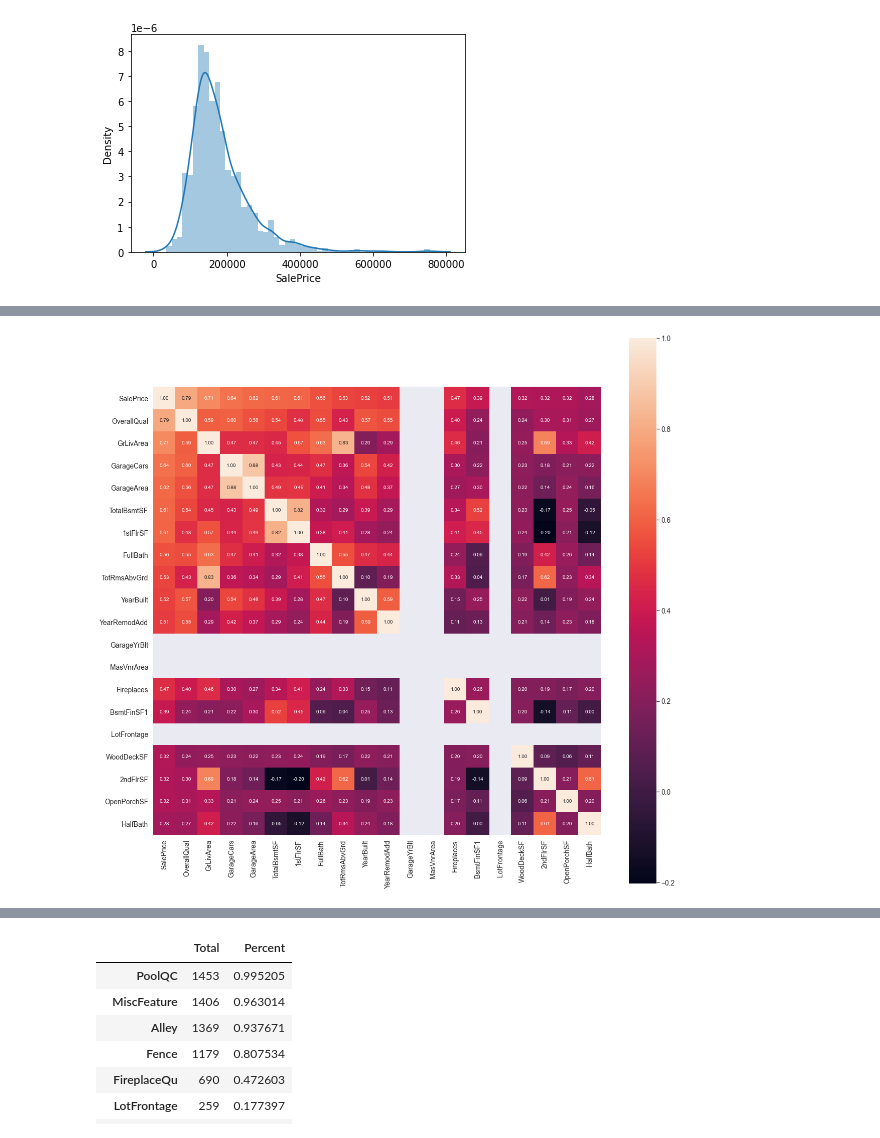
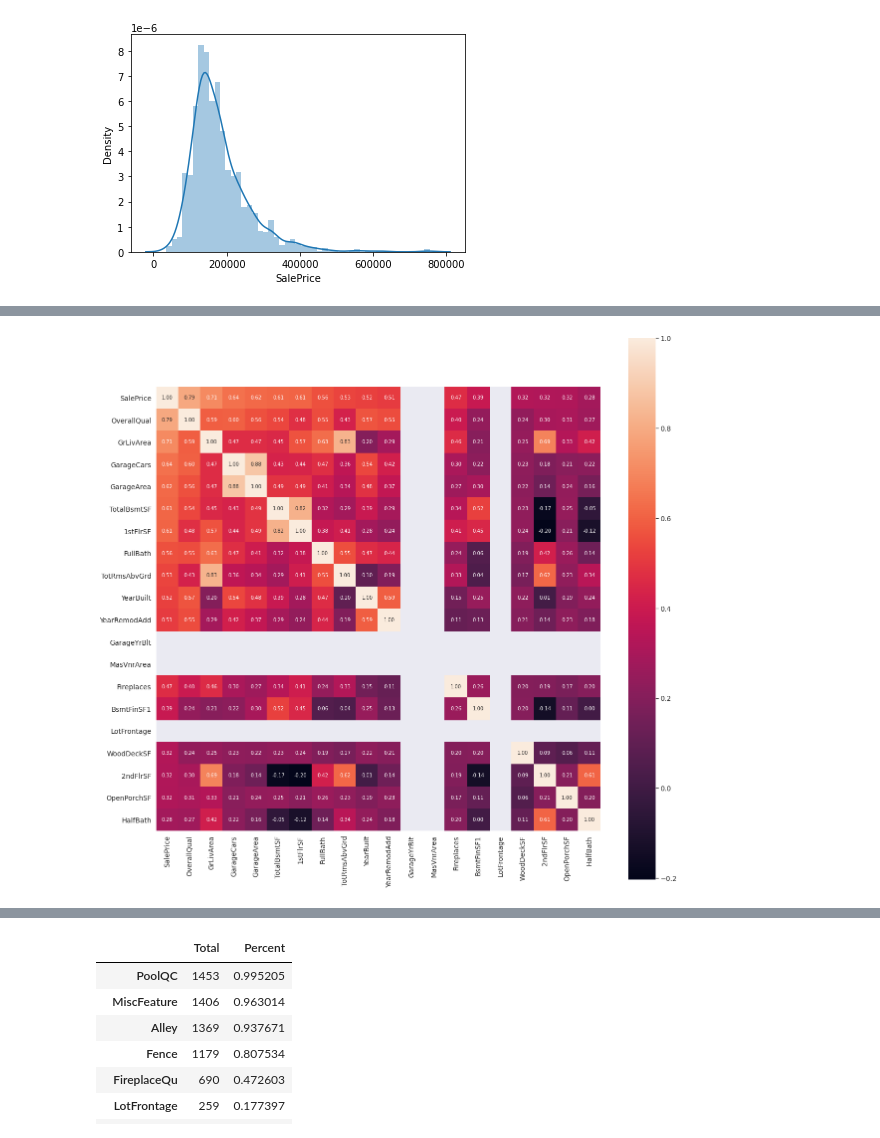
Before and after one commit to bhjo0930/kaggle_house_price, a Jupyter notebook: house-price-keras.ipynb, the cells around one changed output, grey strips where cells are left out. Cells and saved outputs as stored; diff of their text form; code cells hidden in the pictures.

```diff
--- a/house-price-keras.ipynb
+++ b/house-price-keras.ipynb
@@ -17,7 +20,8 @@ import seaborn as sns
 # %%
 #read data from local file
-#train_data = pd.read_csv("D:\\workspace\\houseprice\\train.csv")
-#test_data = pd.read_csv("D:\\workspace\\houseprice\\test.csv")
+#train = pd.read_csv("D:\\workspace\\houseprice\\train.csv")
+#test = pd.read_csv("D:\\workspace\\houseprice\\test.csv")
+
 #read data from colab
-train_data = pd.read_csv("kaggle_house_price/train.csv")
-test_data = pd.read_csv("kaggle_house_price/test.csv")
+train = pd.read_csv("/content/train.csv")
+#test = pd.read_csv("/content/test.csv")
@@ -66,14 +52,19 @@ sns.heatmap(corrmat, vmax=.8, square=True);
 # %%
+#correlation matrix
+corrmat = train.corr()
+f, ax = plt.subplots(figsize=(20, 20))
+#sns.heatmap(corrmat, vmax=.8, square=True);
+
 #saleprice correlation matrix
 k = 20 #number of variables for heatmap
 cols = corrmat.nlargest(k, 'SalePrice')['SalePrice'].index
-cm = np.corrcoef(df_train[cols].values.T)
-sns.set(font_scale=1.25)
-f, ax = plt.subplots(figsize=(20, 20))
+cm = np.corrcoef(train[cols].values.T)
+#sns.set(font_scale=1)
+#f, ax = plt.subplots(figsize=(20, 20))
 hm = sns.heatmap(cm, cbar=True, annot=True, square=True, fmt='.2f', annot_kws={'size': 10}, yticklabels=cols.values, xticklabels=cols.values)
 plt.show()
 # %% [output]
-[figure, old version]
+[figure, new version]
 # %%
 #scatterplot
 sns.set()
```
Also changed, not shown: parts of 8 cells of this notebook.
